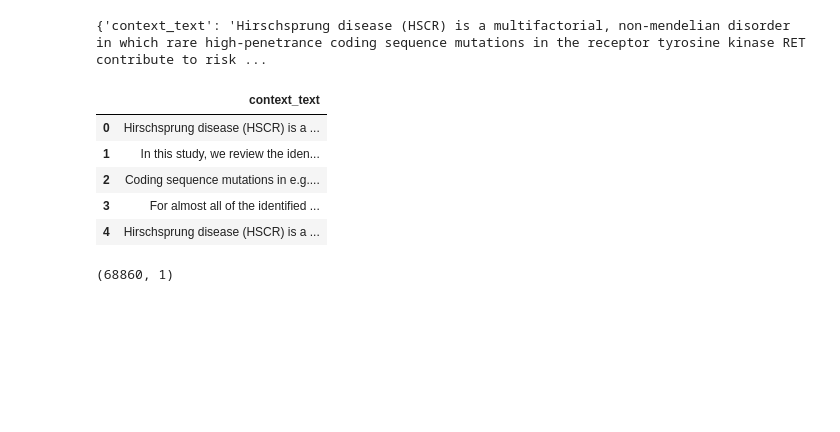
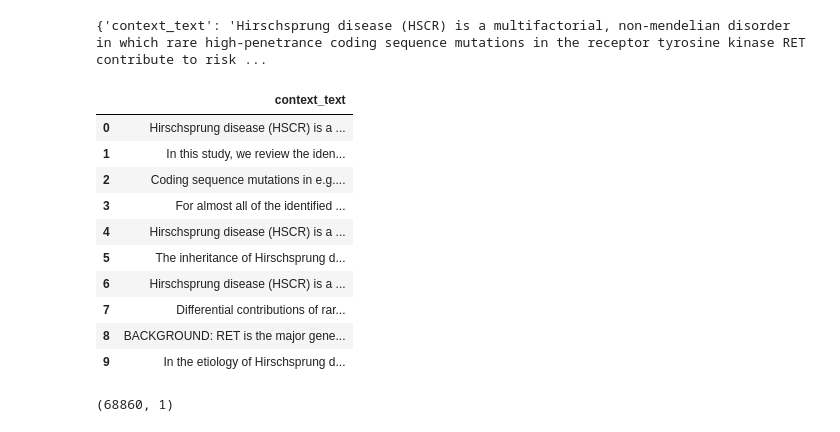
Before and after one commit to Popescu-PfeifferMarc/ir-bioasq, a Jupyter notebook: bioasq_project_with_vectorDB.ipynb, the cells around one changed output. Drawn from its saved outputs; the diff is of its cells as text; code cells hidden in the pictures; blank space fills up the shorter version.

```diff
--- a/bioasq_project_with_vectorDB.ipynb
+++ b/bioasq_project_with_vectorDB.ipynb
@@ -64,14 +42,19 @@ contexts[0]
 {'context_text': 'Hirschsprung disease (HSCR) is a multifactorial, non-mendelian disorder in which rare high-penetrance coding sequence mutations in the receptor tyrosine kinase RET contribute to risk ...
 # %%
 contexts_df = pd.DataFrame(contexts)
-contexts_df.head()
+contexts_df.head(10)
 # %% [output]
 |  | context_text |
 | 0 | Hirschsprung disease (HSCR) is a ... |
 | 1 | In this study, we review the iden... |
 | 2 | Coding sequence mutations in e.g.... |
 | 3 | For almost all of the identified ... |
 | 4 | Hirschsprung disease (HSCR) is a ... |
+| 5 | The inheritance of Hirschsprung d... |
+| 6 | Hirschsprung disease (HSCR) is a ... |
+| 7 | Differential contributions of rar... |
+| 8 | BACKGROUND: RET is the major gene... |
+| 9 | In the etiology of Hirschsprung d... |
 # %%
 contexts_df.shape
 # %% [output]
```
Also changed, not shown: parts of 32 cells of this notebook.
